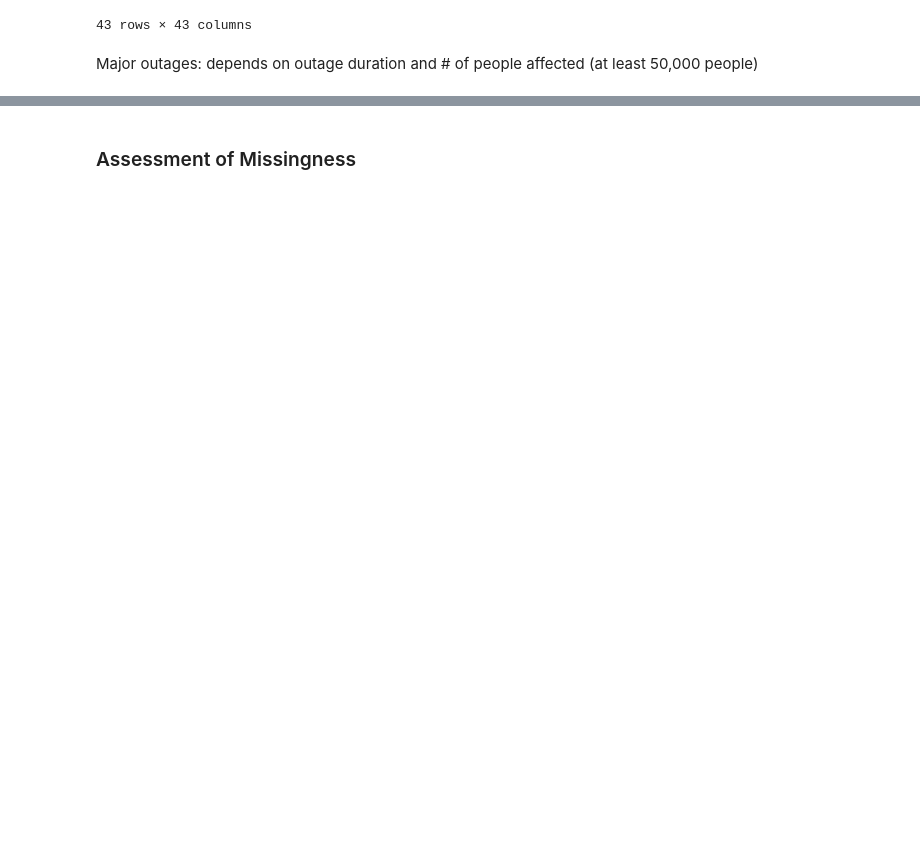
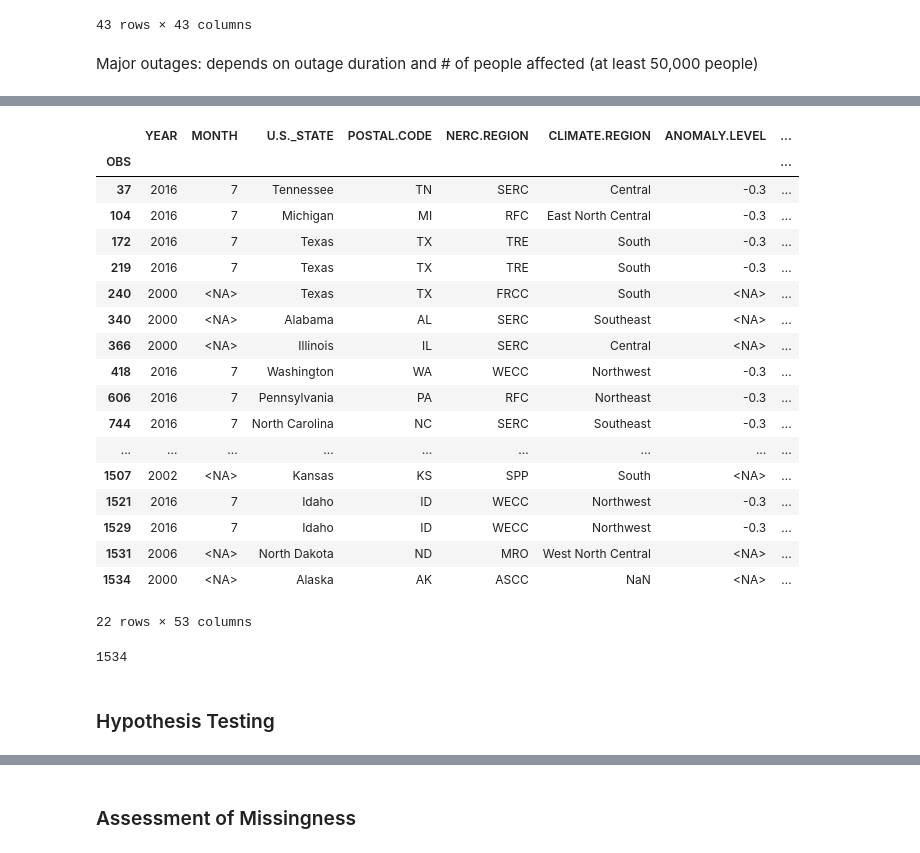
Before and after one commit to apm-denizens/dsc80-project3-notebook, a Jupyter notebook: template.ipynb, the cells around one changed output, grey strips where cells are left out. Saved outputs shown, nothing was run; the diff lists cells and outputs as text; code cells hidden in the pictures; blank space fills up the shorter version.

```diff
--- a/template.ipynb
+++ b/template.ipynb
@@ -46,13 +58,27 @@ outage.set_index('OBS', inplace=True)
 # %%
-outage['OUTAGE.START'] = pd.to_datetime(outage['OUTAGE.START.DATE'].astype(str) + ' ' + outage['OUTAGE.START.TIME'].astype(str),
-                                        errors='coerce')
-outage['OUTAGE.RESTORATION'] = pd.to_datetime(outage['OUTAGE.RESTORATION.DATE'].astype(str) + ' ' + outage['OUTAGE.RESTORATION.TIME'].astype(str),
-                                              errors='coerce')
+outage["OUTAGE.START"] = pd.to_datetime(
+    outage["OUTAGE.START.DATE"].astype(str)
+    + " "
+    + outage["OUTAGE.START.TIME"].astype(str),
+    errors="coerce",
+)
+outage["OUTAGE.RESTORATION"] = pd.to_datetime(
+    outage["OUTAGE.RESTORATION.DATE"].astype(str)
+    + " "
+    + outage["OUTAGE.RESTORATION.TIME"].astype(str),
+    errors="coerce",
+)
 # %%
 outage = outage.convert_dtypes(convert_string=False)
-outage.drop(columns=['OUTAGE.START.DATE','OUTAGE.START.TIME',
-                     'OUTAGE.RESTORATION.DATE','OUTAGE.RESTORATION.TIME'],
-            inplace=True)
+outage.drop(
+    columns=[
+        "OUTAGE.START.DATE",
+        "OUTAGE.START.TIME",
+        "OUTAGE.RESTORATION.DATE",
+        "OUTAGE.RESTORATION.TIME",
+    ],
+    inplace=True,
+)
 # %%
 outage
 # %% [output]
@@ -157,0 +238,42 @@ Major outages: depends on outage duration and # of people affected (at least 50,
+# %%
+# confirmed that the columns that all have 22 missing values share the same 22 missing values
+
+outage[
+    outage["RES.PRICE"].isna()
+    | outage["COM.PRICE"].isna()
+    | outage["IND.PRICE"].isna()
+    | outage["TOTAL.PRICE"].isna()
+    | outage["RES.SALES"].isna()
+    | outage["COM.SALES"].isna()
+    | outage["IND.SALES"].isna()
+    | outage["TOTAL.SALES"].isna()
+    | outage["RES.PERCEN"].isna()
+    | outage["COM.PERCEN"].isna()
+    | outage["IND.PERCEN"].isna()
+]
+# %% [output]
+|  | YEAR | MONTH | U.S._STATE | POSTAL.CODE | NERC.REGION | CLIMATE.REGION | ANOMALY.LEVEL | ... |
+| OBS |  |  |  |  |  |  |  | ... |
+| 37 | 2016 | 7 | Tennessee | TN | SERC | Central | -0.3 | ... |
+| 104 | 2016 | 7 | Michigan | MI | RFC | East North Central | -0.3 | ... |
+| 172 | 2016 | 7 | Texas | TX | TRE | South | -0.3 | ... |
+| 219 | 2016 | 7 | Texas | TX | TRE | South | -0.3 | ... |
+| 240 | 2000 | <NA> | Texas | TX | FRCC | South | <NA> | ... |
+| 340 | 2000 | <NA> | Alabama | AL | SERC | Southeast | <NA> | ... |
+| 366 | 2000 | <NA> | Illinois | IL | SERC | Central | <NA> | ... |
+| 418 | 2016 | 7 | Washington | WA | WECC | Northwest | -0.3 | ... |
+| 606 | 2016 | 7 | Pennsylvania | PA | RFC | Northeast | -0.3 | ... |
+| 744 | 2016 | 7 | North Carolina | NC | SERC | Southeast | -0.3 | ... |
+| ... | ... | ... | ... | ... | ... | ... | ... | ... |
+| 1507 | 2002 | <NA> | Kansas | KS | SPP | South | <NA> | ... |
+| 1521 | 2016 | 7 | Idaho | ID | WECC | Northwest | -0.3 | ... |
+| 1529 | 2016 | 7 | Idaho | ID | WECC | Northwest | -0.3 | ... |
+| 1531 | 2006 | <NA> | North Dakota | ND | MRO | West North Central | <NA> | ... |
+| 1534 | 2000 | <NA> | Alaska | AK | ASCC | NaN | <NA> | ... |
+22 rows × 53 columns
+# %%
+np.sum(outage.isna().sum(axis=1) > 0)
+# %% [output]
+1534
+# %% [markdown]
+### Hypothesis Testing
```
Also changed, not shown: parts of 44 cells of this notebook, 4 other files.
